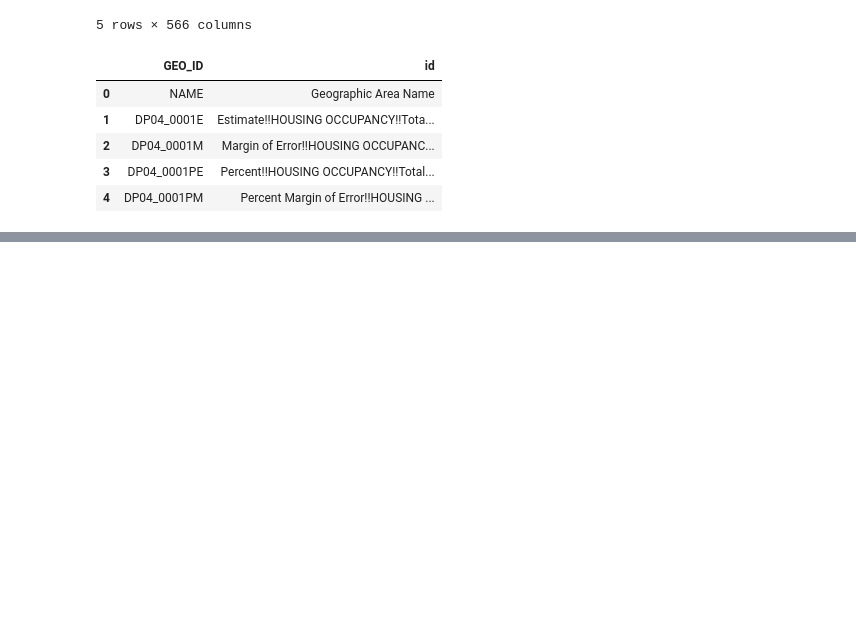
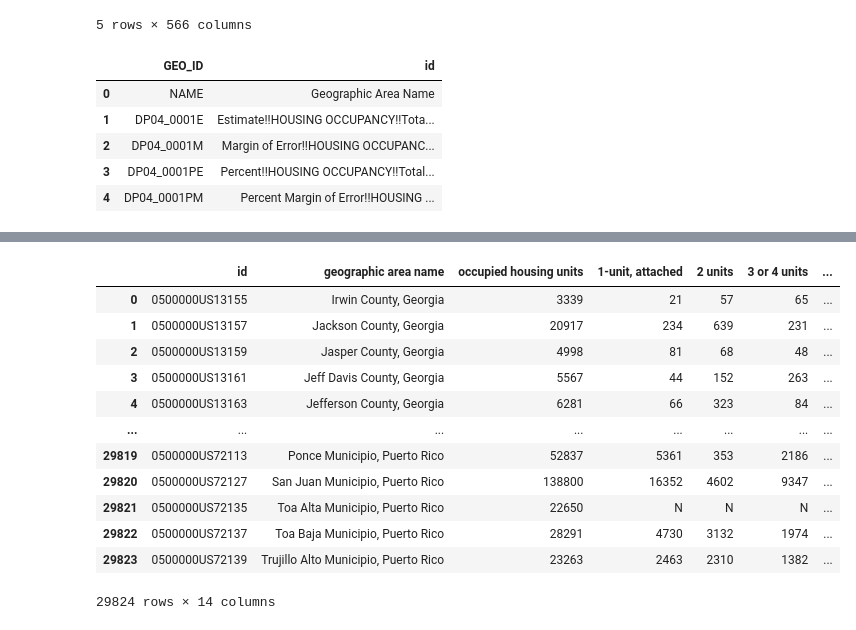
Before and after one commit to samaygarg/evprediction, a Jupyter notebook: cleaning/datacleaning_features.ipynb, the cells around one changed output, grey strips where cells are left out. Saved outputs shown, nothing was run; the diff lists cells and outputs as text; code cells hidden in the pictures; blank space fills up the shorter version.

Commit message:
Updated housing data

```diff
--- a/cleaning/datacleaning_features.ipynb
+++ b/cleaning/datacleaning_features.ipynb
@@ -287,16 +287,14 @@ datacols = [s for s in metadata.iloc[2:8, 0].values if 'E' in s and s[-2:] != 'P
 tokeep_housing.extend(datacols)
 datacols = [s for s in metadata.iloc[26:61, 0].values if 'E' in s and s[-2:] != 'PE']
 tokeep_housing.extend(datacols)
-datacols = [s for s in metadata.iloc[177:192, 0].values if 'E' in s and s[-2:] != 'PE']
-tokeep_housing.extend(datacols)
-datacols = [s for s in metadata.iloc[313:315, 0].values if 'E' in s and s[-2:] != 'PE']
-tokeep_housing.extend(datacols)
-datacols = [s for s in metadata.iloc[493:495, 0].values if 'E' in s and s[-2:] != 'PE']
-tokeep_housing.extend(datacols)
-datacols = [s for s in metadata.iloc[493:495, 0].values if 'E' in s and s[-2:] != 'PE']
-tokeep_housing.extend(datacols)
-datacols = [s for s in metadata.iloc[533:535, 0].values if 'E' in s and s[-2:] != 'PE']
-tokeep_housing.extend(datacols)
+# datacols = [s for s in metadata.iloc[177:192, 0].values if 'E' in s and s[-2:] != 'PE']
+# tokeep_housing.extend(datacols)
+# datacols = [s for s in metadata.iloc[313:315, 0].values if 'E' in s and s[-2:] != 'PE']
+# tokeep_housing.extend(datacols)
+# datacols = [s for s in metadata.iloc[493:495, 0].values if 'E' in s and s[-2:] != 'PE']
+# tokeep_housing.extend(datacols)
+# datacols = [s for s in metadata.iloc[533:535, 0].values if 'E' in s and s[-2:] != 'PE']
+# tokeep_housing.extend(datacols)
 tokeep_housing
 # %% [output]
 ['GEO_ID',
@@ -332,2 +326,2 @@ data_small.head()
 # %%
-data_small = data_small.rename(columns=list(data_small.iloc[0])).drop(data_small.index[0])
+data_small = data_small.rename(columns=data_small.iloc[0]).drop(data_small.index[0])
@@ -401,8 +343,0 @@ data_small.head()
-# %%
-data = pd.read_csv(loc, low_memory=False)
-    data_small = data[tokeep_housing]
-    data_small = data_small.rename(columns=data_small.iloc[0]).drop(data_small.index[0])
-    data_small = data_small.rename(columns=lambda s: s.split('!!')[-1].lower())
-    data_small['year'] = np.repeat(yr, len(data_small))
-# %%
-data_small = data[tokeep_housing]
@@ -424,0 +368,17 @@ AttributeError: 'Series' object has no attribute 'split'
+# %%
+housing_all = pd.concat(housing_dfs, ignore_index=True)
+housing_all
+# %% [output]
+|  | id | geographic area name | occupied housing units | 1-unit, attached | 2 units | 3 or 4 units | ... |
+| 0 | 0500000US13155 | Irwin County, Georgia | 3339 | 21 | 57 | 65 | ... |
+| 1 | 0500000US13157 | Jackson County, Georgia | 20917 | 234 | 639 | 231 | ... |
+| 2 | 0500000US13159 | Jasper County, Georgia | 4998 | 81 | 68 | 48 | ... |
+| 3 | 0500000US13161 | Jeff Davis County, Georgia | 5567 | 44 | 152 | 263 | ... |
+| 4 | 0500000US13163 | Jefferson County, Georgia | 6281 | 66 | 323 | 84 | ... |
+| ... | ... | ... | ... | ... | ... | ... | ... |
+| 29819 | 0500000US72113 | Ponce Municipio, Puerto Rico | 52837 | 5361 | 353 | 2186 | ... |
+| 29820 | 0500000US72127 | San Juan Municipio, Puerto Rico | 138800 | 16352 | 4602 | 9347 | ... |
+| 29821 | 0500000US72135 | Toa Alta Municipio, Puerto Rico | 22650 | N | N | N | ... |
+| 29822 | 0500000US72137 | Toa Baja Municipio, Puerto Rico | 28291 | 4730 | 3132 | 1974 | ... |
+| 29823 | 0500000US72139 | Trujillo Alto Municipio, Puerto Rico | 23263 | 2463 | 2310 | 1382 | ... |
+29824 rows × 14 columns
```
Also changed, not shown: parts of 22 cells of this notebook, 3 other files.
